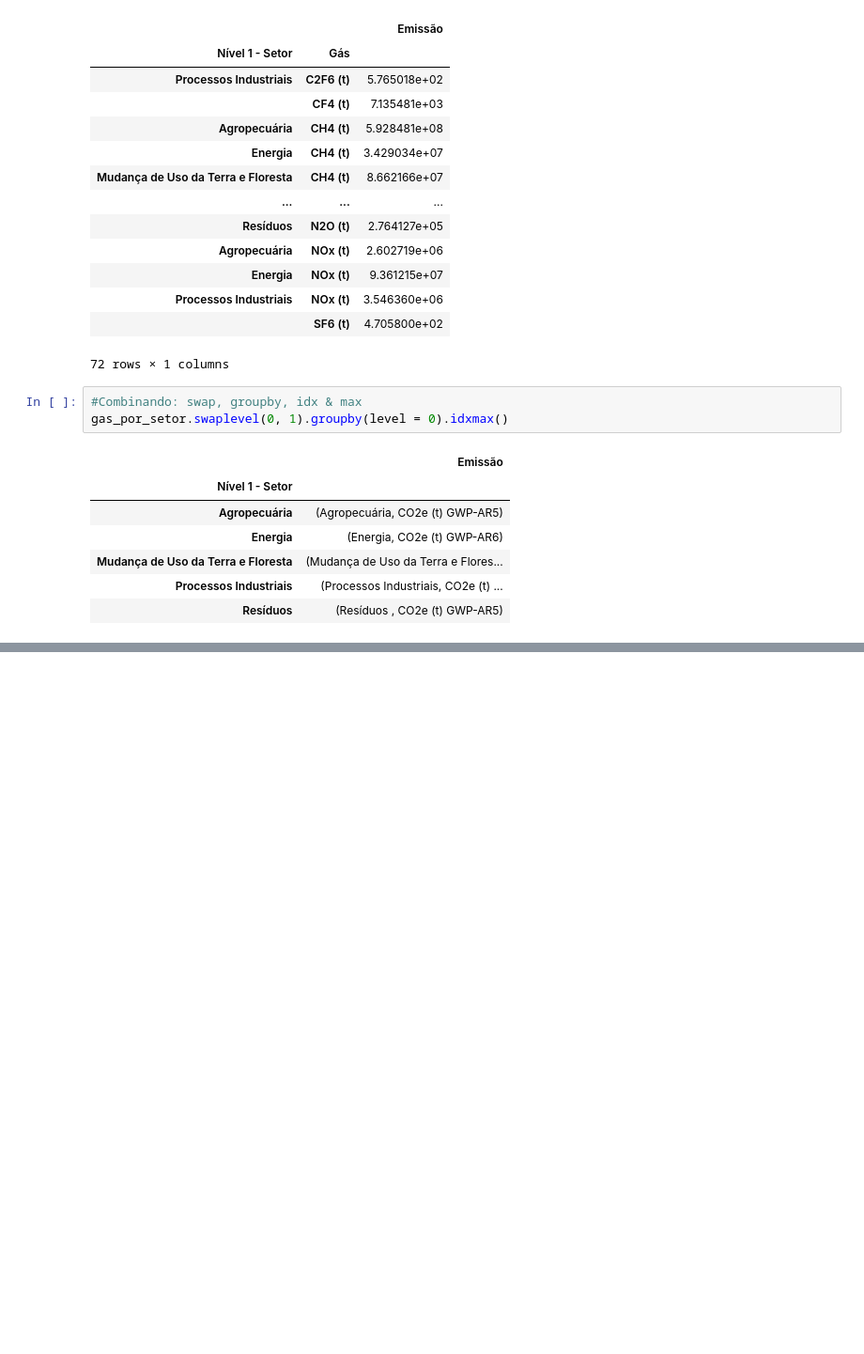
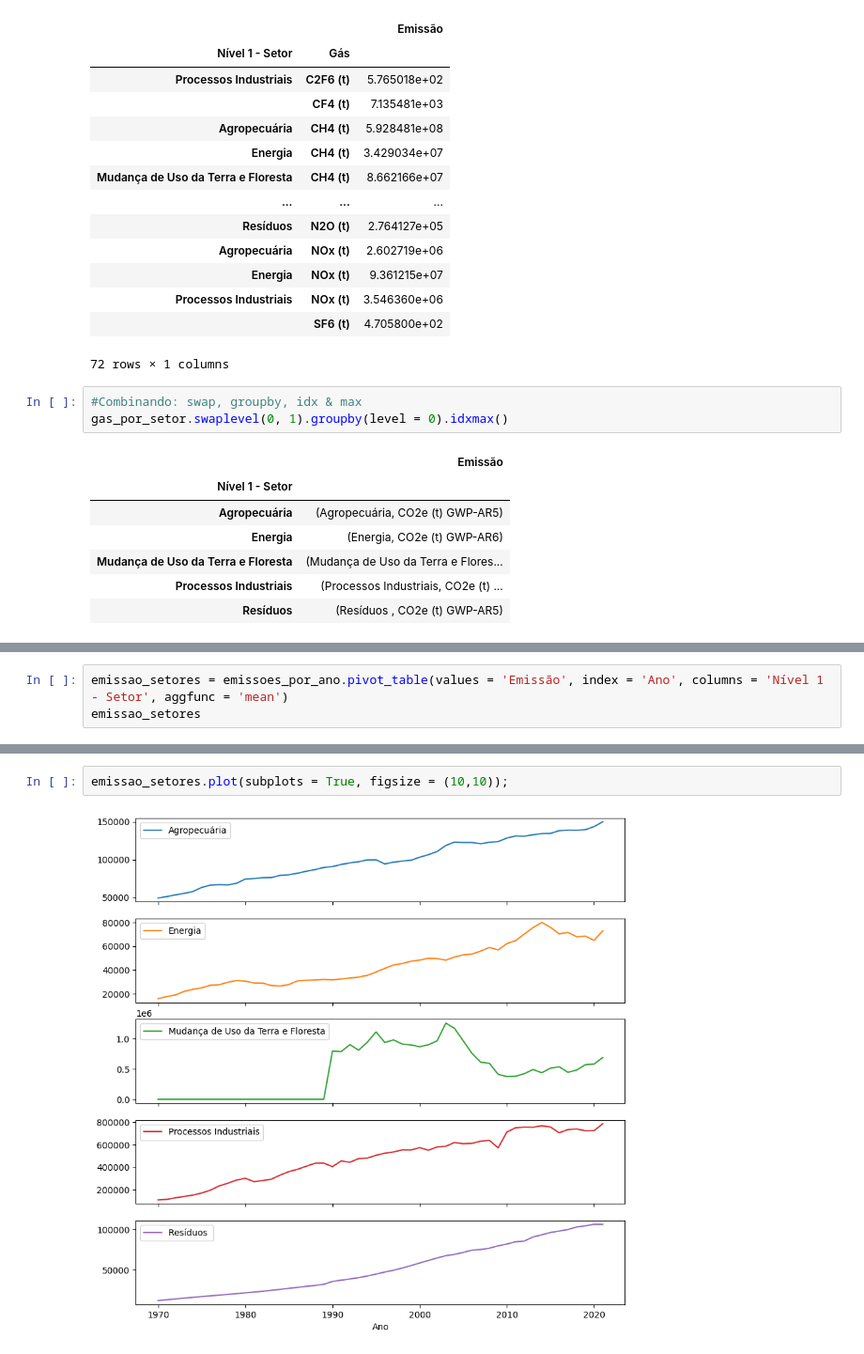
Before and after one commit to YuriArduino/Estudos_Pandas, a Jupyter notebook: Agrupamento_multi_index.ipynb, the cells around one changed output, grey strips where cells are left out. Shown at 94% size. Cells and saved outputs as stored; diff of their text form; blank space fills up the shorter version.

```diff
--- a/Agrupamento_multi_index.ipynb
+++ b/Agrupamento_multi_index.ipynb
@@ -296,0 +512,3 @@ gas_por_setor.swaplevel(0, 1).groupby(level = 0).idxmax()
+# %%
+emissao_setores = emissoes_por_ano.pivot_table(values = 'Emissão', index = 'Ano', columns = 'Nível 1 - Setor', aggfunc = 'mean')
+emissao_setores
@@ -296,0 +534,4 @@ gas_por_setor.swaplevel(0, 1).groupby(level = 0).idxmax()
+# %%
+emissao_setores.plot(subplots = True, figsize = (10,10));
+# %% [output]
+[figure, added]
```
Also changed, not shown: parts of 21 cells of this notebook.
